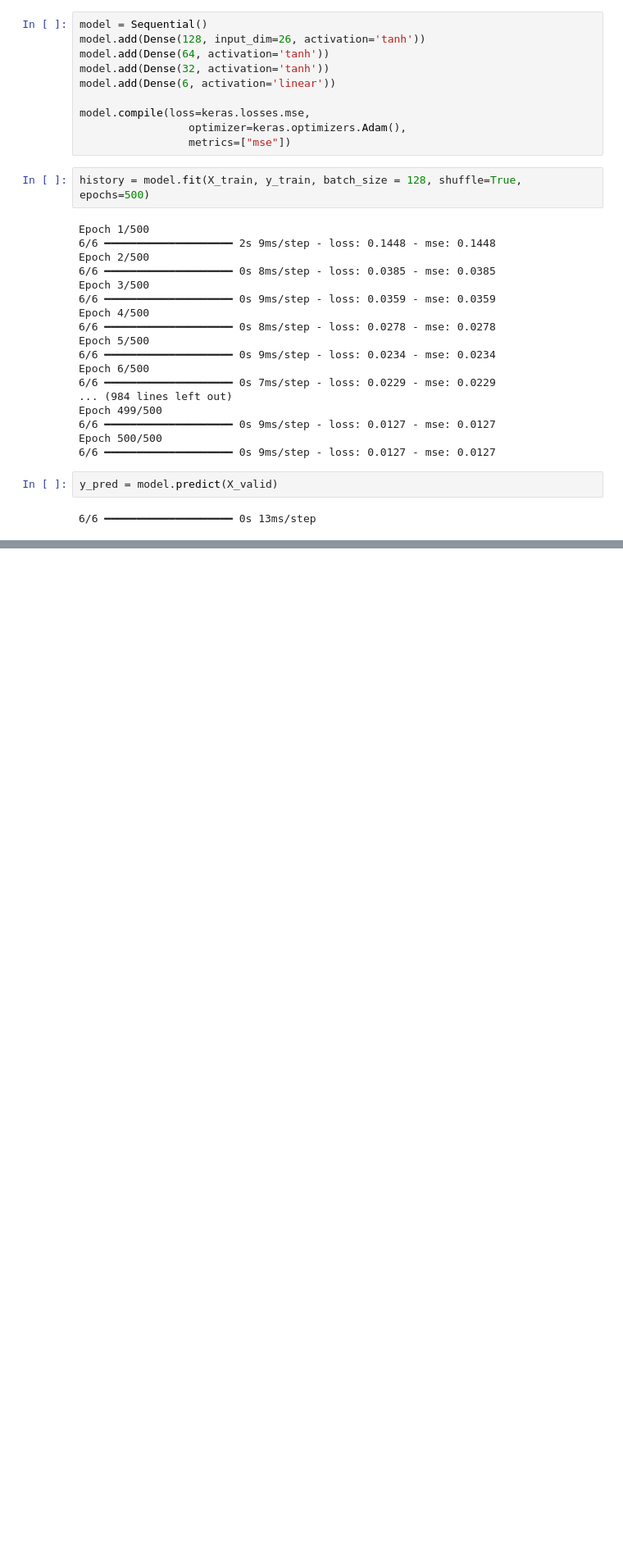
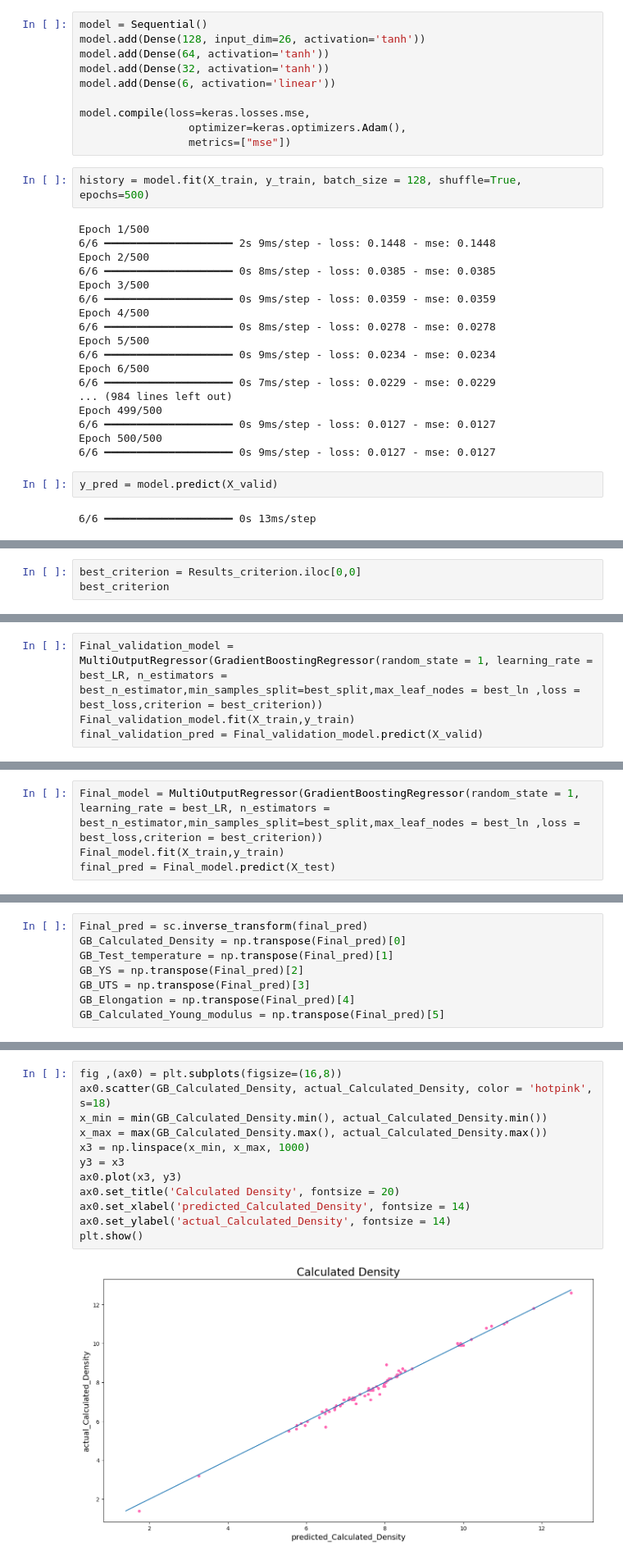
Before and after one commit to DarshanGoodGuy/IITISOC25, a Jupyter notebook: Model.ipynb, the cells around one changed output, grey strips where cells are left out. Shown at 82% size. Cells and saved outputs as stored; diff of their text form; blank space fills up the shorter version.

```diff
--- a/Model.ipynb
+++ b/Model.ipynb
@@ -400,0 +662,3 @@ y_pred = model.predict(X_valid)
+# %%
+best_criterion = Results_criterion.iloc[0,0]
+best_criterion
@@ -400,0 +685,4 @@ y_pred = model.predict(X_valid)
+# %%
+Final_validation_model = MultiOutputRegressor(GradientBoostingRegressor(random_state = 1, learning_rate = best_LR, n_estimators = best_n_estimator,min_samples_split=best_split,max_leaf_nodes = best_ln ,loss = best_loss,criterion = best_criterion))
+Final_validation_model.fit(X_train,y_train)
+final_validation_pred = Final_validation_model.predict(X_valid)
@@ -400,0 +698,4 @@ y_pred = model.predict(X_valid)
+# %%
+Final_model = MultiOutputRegressor(GradientBoostingRegressor(random_state = 1, learning_rate = best_LR, n_estimators = best_n_estimator,min_samples_split=best_split,max_leaf_nodes = best_ln ,loss = best_loss,criterion = best_criterion))
+Final_model.fit(X_train,y_train)
+final_pred = Final_model.predict(X_test)
@@ -400,0 +709,8 @@ y_pred = model.predict(X_valid)
+# %%
+Final_pred = sc.inverse_transform(final_pred)
+GB_Calculated_Density = np.transpose(Final_pred)[0]
+GB_Test_temperature = np.transpose(Final_pred)[1]
+GB_YS = np.transpose(Final_pred)[2]
+GB_UTS = np.transpose(Final_pred)[3]
+GB_Elongation = np.transpose(Final_pred)[4]
+GB_Calculated_Young_modulus = np.transpose(Final_pred)[5]
@@ -400,0 +725,14 @@ y_pred = model.predict(X_valid)
+# %%
+fig ,(ax0) = plt.subplots(figsize=(16,8))
+ax0.scatter(GB_Calculated_Density, actual_Calculated_Density, color = 'hotpink', s=18)
+x_min = min(GB_Calculated_Density.min(), actual_Calculated_Density.min())
+x_max = max(GB_Calculated_Density.max(), actual_Calculated_Density.max())
+x3 = np.linspace(x_min, x_max, 1000)
+y3 = x3
+ax0.plot(x3, y3)
+ax0.set_title('Calculated Density', fontsize = 20)
+ax0.set_xlabel('predicted_Calculated_Density', fontsize = 14)
+ax0.set_ylabel('actual_Calculated_Density', fontsize = 14)
+plt.show()
+# %% [output]
+[figure, added]
```
Also changed, not shown: parts of 51 cells of this notebook.
